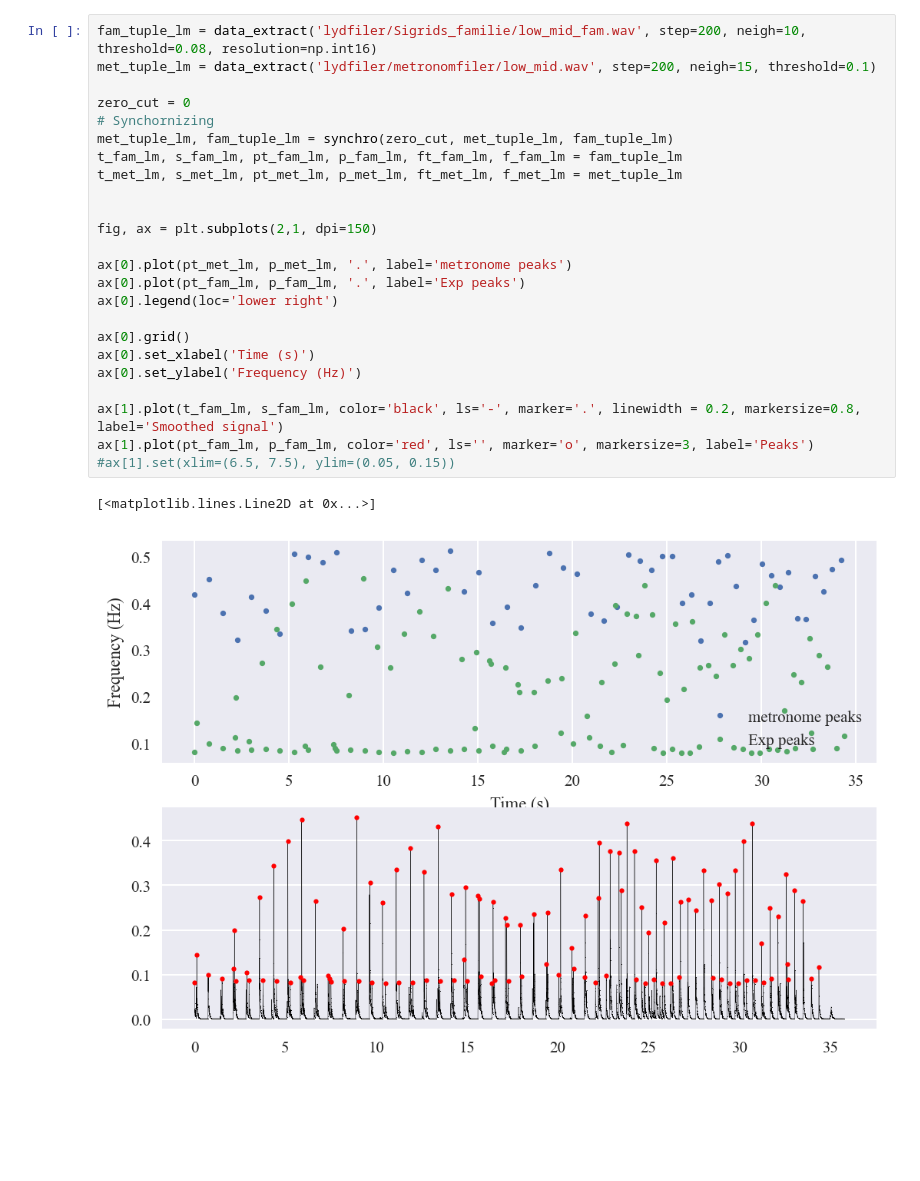
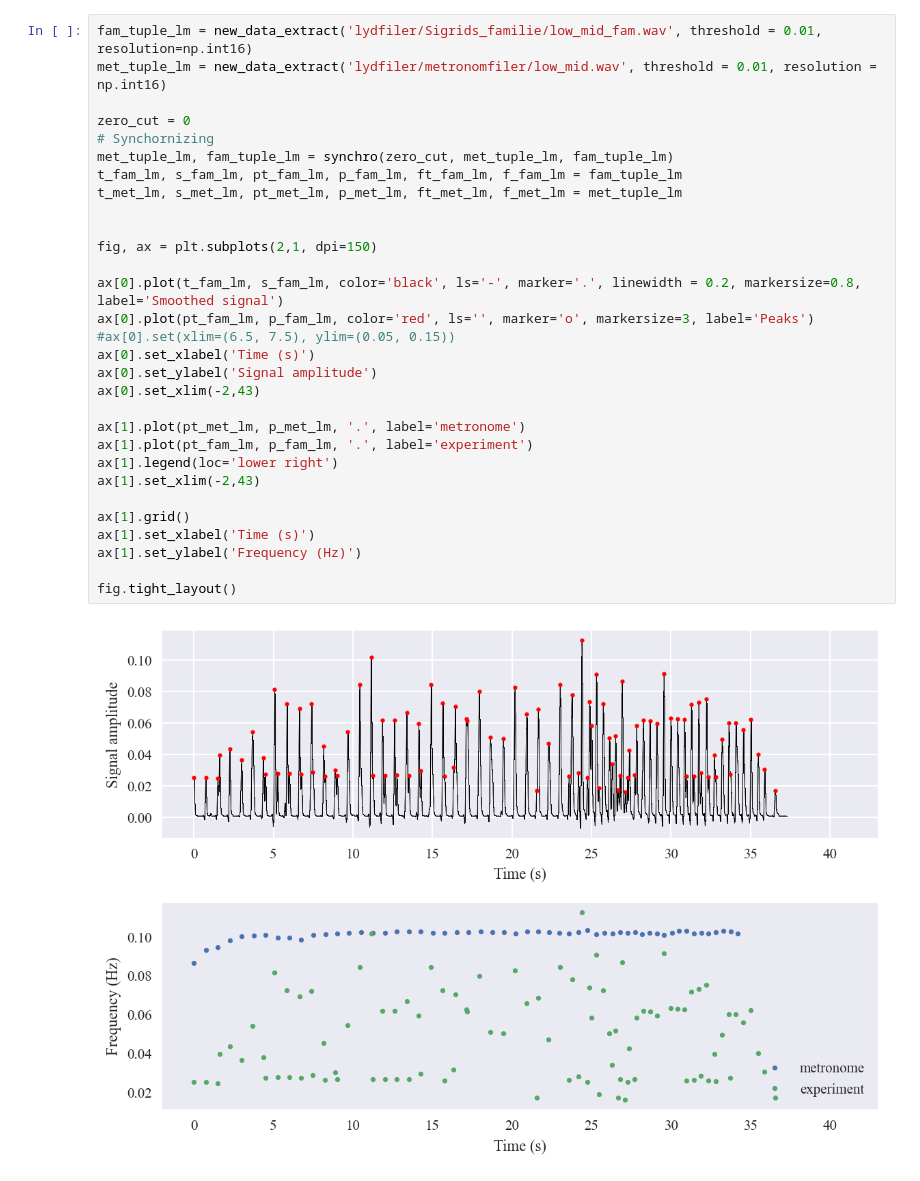
Before and after one commit to nielsdavidsen/Bachelor_2024, a Jupyter notebook: read_sound.ipynb, the cells around one changed output. Drawn from its saved outputs; the diff is of its cells as text; blank space fills up the shorter version.

Commit message:
data behandling m. butter filter

```diff
--- a/read_sound.ipynb
+++ b/read_sound.ipynb
@@ -282,27 +396,32 @@ fig.tight_layout()
 # %%
-fam_tuple_lm = data_extract('lydfiler/Sigrids_familie/low_mid_fam.wav', step=200, neigh=10, threshold=0.08, resolution=np.int16)
-met_tuple_lm = data_extract('lydfiler/metronomfiler/low_mid.wav', step=200, neigh=15, threshold=0.1)
+fam_tuple_lm = new_data_extract('lydfiler/Sigrids_familie/low_mid_fam.wav', threshold = 0.01, resolution=np.int16)
+met_tuple_lm = new_data_extract('lydfiler/metronomfiler/low_mid.wav', threshold = 0.01, resolution = np.int16)
 
 zero_cut = 0
 # Synchornizing
 met_tuple_lm, fam_tuple_lm = synchro(zero_cut, met_tuple_lm, fam_tuple_lm)
 t_fam_lm, s_fam_lm, pt_fam_lm, p_fam_lm, ft_fam_lm, f_fam_lm = fam_tuple_lm
 t_met_lm, s_met_lm, pt_met_lm, p_met_lm, ft_met_lm, f_met_lm = met_tuple_lm
 
 
 fig, ax = plt.subplots(2,1, dpi=150)
 
-ax[0].plot(pt_met_lm, p_met_lm, '.', label='metronome peaks')
-ax[0].plot(pt_fam_lm, p_fam_lm, '.', label='Exp peaks')
-ax[0].legend(loc='lower right')
+ax[0].plot(t_fam_lm, s_fam_lm, color='black', ls='-', marker='.', linewidth = 0.2, markersize=0.8, label='Smoothed signal')
+ax[0].plot(pt_fam_lm, p_fam_lm, color='red', ls='', marker='o', markersize=3, label='Peaks')
+#ax[0].set(xlim=(6.5, 7.5), ylim=(0.05, 0.15))
+ax[0].set_xlabel('Time (s)')
+ax[0].set_ylabel('Signal amplitude')
+ax[0].set_xlim(-2,43)
 
-ax[0].grid()
-ax[0].set_xlabel('Time (s)')
-ax[0].set_ylabel('Frequency (Hz)')
+ax[1].plot(pt_met_lm, p_met_lm, '.', label='metronome')
+ax[1].plot(pt_fam_lm, p_fam_lm, '.', label='experiment')
+ax[1].legend(loc='lower right')
+ax[1].set_xlim(-2,43)
 
-ax[1].plot(t_fam_lm, s_fam_lm, color='black', ls='-', marker='.', linewidth = 0.2, markersize=0.8, label='Smoothed signal')
-ax[1].plot(pt_fam_lm, p_fam_lm, color='red', ls='', marker='o', markersize=3, label='Peaks')
-#ax[1].set(xlim=(6.5, 7.5), ylim=(0.05, 0.15))
+ax[1].grid()
+ax[1].set_xlabel('Time (s)')
+ax[1].set_ylabel('Frequency (Hz)')
+
+fig.tight_layout()
 # %% [output]
-[<matplotlib.lines.Line2D at 0x...>]
-[figure, old version]
+[figure, new version]
```
Also changed, not shown: parts of 17 cells of this notebook, 2 other files.
